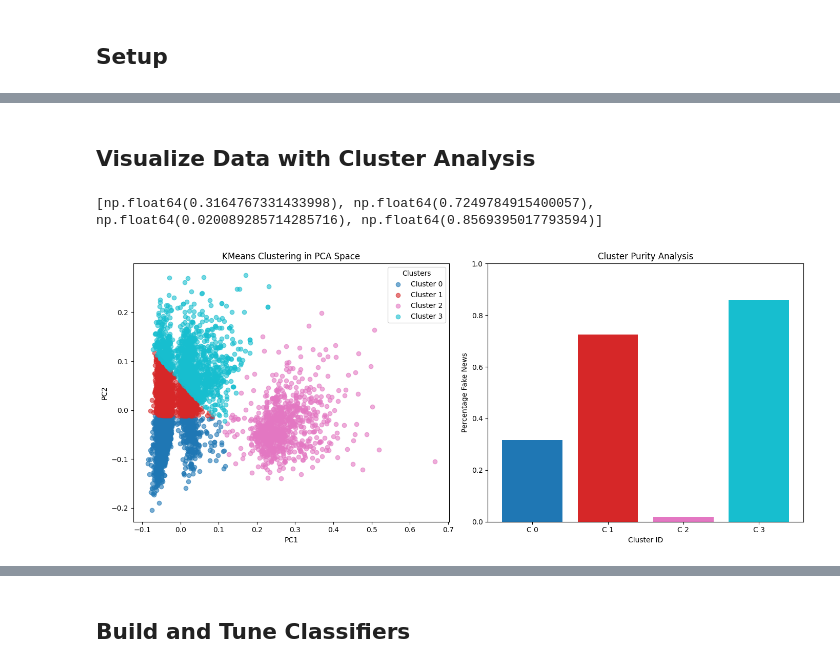
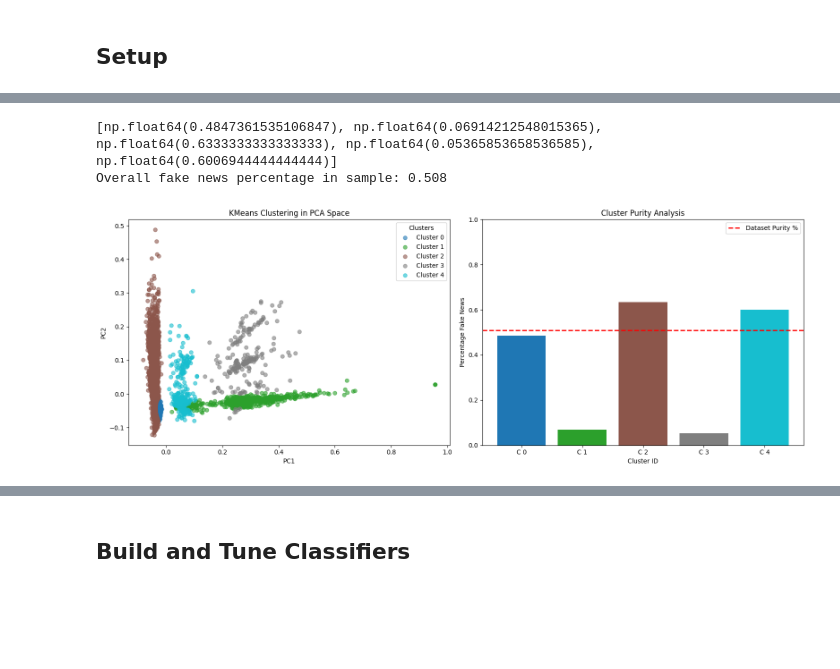
Before and after one commit to link1226/CAP4770-Project, a Jupyter notebook: notebooks/JoesNotebook.ipynb, the cells around one changed output, grey strips where cells are left out. Drawn from its saved outputs; the diff is of its cells as text; code cells hidden in the pictures; blank space fills up the shorter version.

```diff
--- a/notebooks/JoesNotebook.ipynb
+++ b/notebooks/JoesNotebook.ipynb
@@ -30,16 +35,12 @@ from sklearn.model_selection import train_test_split, RandomizedSearchCV
 # Instanciate: Vectorizer, PCA, KMeans, Classifiers
 
 # Vectorizers
-vectorizer = CountVectorizer()
-tfidf_vectorizer = TfidfVectorizer()
+vectorizer = CountVectorizer(stop_words='english', min_df=2)
+tfidf_vectorizer = TfidfVectorizer(stop_words='english', min_df=2)
 
 # Dim Reduction
 pca = PCA(n_components=2)
 pca_50 = PCA(n_components=50)
-
-# Clustering
-num_clusters = 4
-kmeans = KMeans(n_clusters=num_clusters, random_state=42)
 
 # Classifier Param Testing
 param_dist = {
@@ -286,14 +498,15 @@ Negative                       Positive
-# %% [markdown]
-## Visualize Data with Cluster Analysis
 # %%
 # Perform Cluster Analysis
+
+num_clusters = 5
+gmm = GaussianMixture(n_components=num_clusters, random_state=42)
 
 # Use modern colormap API
 cmap = plt.get_cmap("tab10", num_clusters)
 
-# Run KMeans clustering
-cluster_labels = kmeans.fit_predict(x_pca)
-cluster_labels_50 = kmeans.fit_predict(x_pca_50)
+# Run Gaussian clustering
+cluster_labels = gmm.fit_predict(x_pca)
+cluster_labels_50 = gmm.fit_predict(x_pca_50)
 
 # Calculate fake news percentage in each cluster
 counts = []
@@ -304,8 +517,13 @@ for cluster_id in np.unique(cluster_labels):
     counts.append(fake_pct)
 print(counts)
 
+# Calculate overall purity of entire sample
+labels_sample_array = np.array(labels_sample)
+overall_fake_pct = np.sum(labels_sample_array == '1') / len(labels_sample_array)
+print(f"Overall fake news percentage in sample: {overall_fake_pct:.3f}")
+
 # Create figure with 2 side-by-side subplots
-fig, axes = plt.subplots(1, 2, figsize=(14, 6))
+fig, axes = plt.subplots(1, 2, figsize=(16, 6))
 
 # Scatter plot in first subplot
 ax = axes[0]
@@ -317,32 +535,37 @@ for cluster_id in np.unique(cluster_labels):
         x_pca[mask, 1],
         label=f"Cluster {cluster_id}",
         color=cmap(cluster_id),
         alpha=0.6
     )
 
 ax.set_xlabel("PC1")
 ax.set_ylabel("PC2")
 ax.set_title("KMeans Clustering in PCA Space")
 ax.legend(title="Clusters")
 
 # Bar chart in second subplot
 ax = axes[1]
 
 bars = ax.bar(
     range(len(counts)),
     counts,
     color=[cmap(i) for i in range(len(counts))]
 )
 
+# Add horizontal line for overall sample purity
+ax.axhline(overall_fake_pct, color='red', linestyle='--', linewidth=2, label='Dataset Purity %')
+
 ax.set_xlabel("Cluster ID")
 ax.set_ylabel("Percentage Fake News")
 ax.set_title("Cluster Purity Analysis")
 ax.set_xticks(range(len(counts)))
 ax.set_xticklabels([f"C {i}" for i in range(len(counts))])
 ax.set_ylim(0, 1)
+ax.legend()
 
 plt.tight_layout()
 plt.show()
 # %% [output]
-[np.float64(0.3164767331433998), np.float64(0.7249784915400057), np.float64(0.020089285714285716), np.float64(0.8569395017793594)]
+[np.float64(0.4847361535106847), np.float64(0.06914212548015365), np.float64(0.6333333333333333), np.float64(0.05365853658536585), np.float64(0.6006944444444444)]
+Overall fake news percentage in sample: 0.508
-[figure, old version]
+[figure, new version]
```
Also changed, not shown: parts of 26 cells of this notebook, 2 other files.
